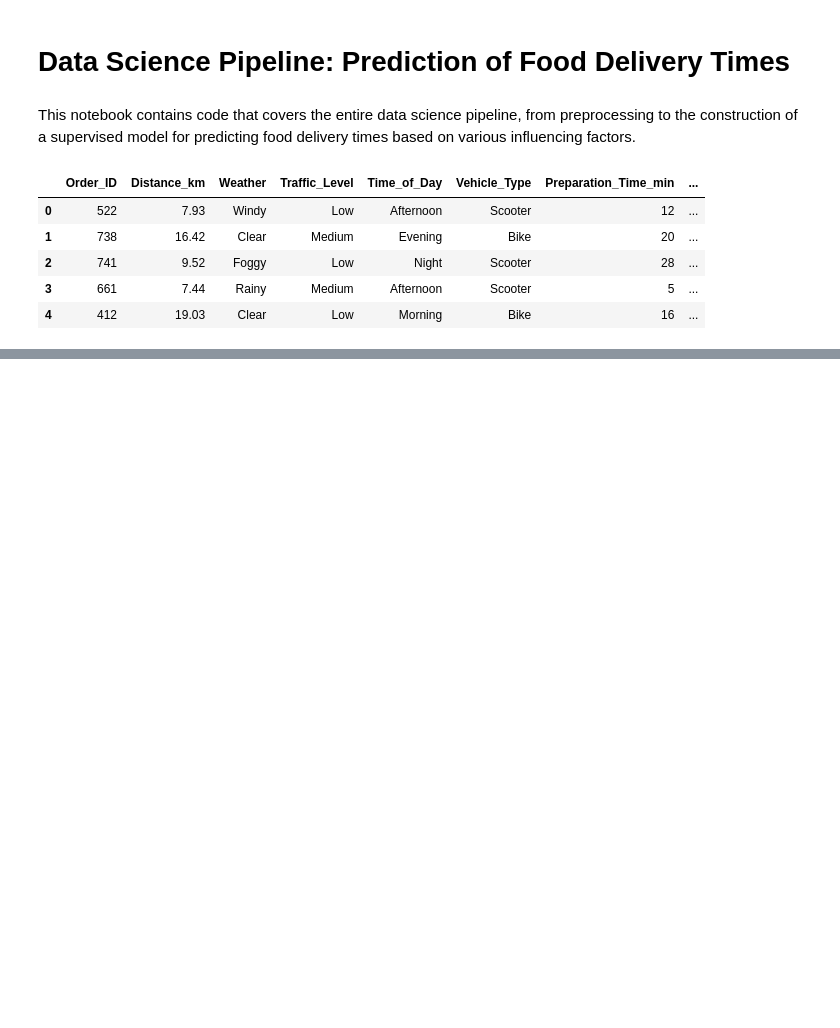
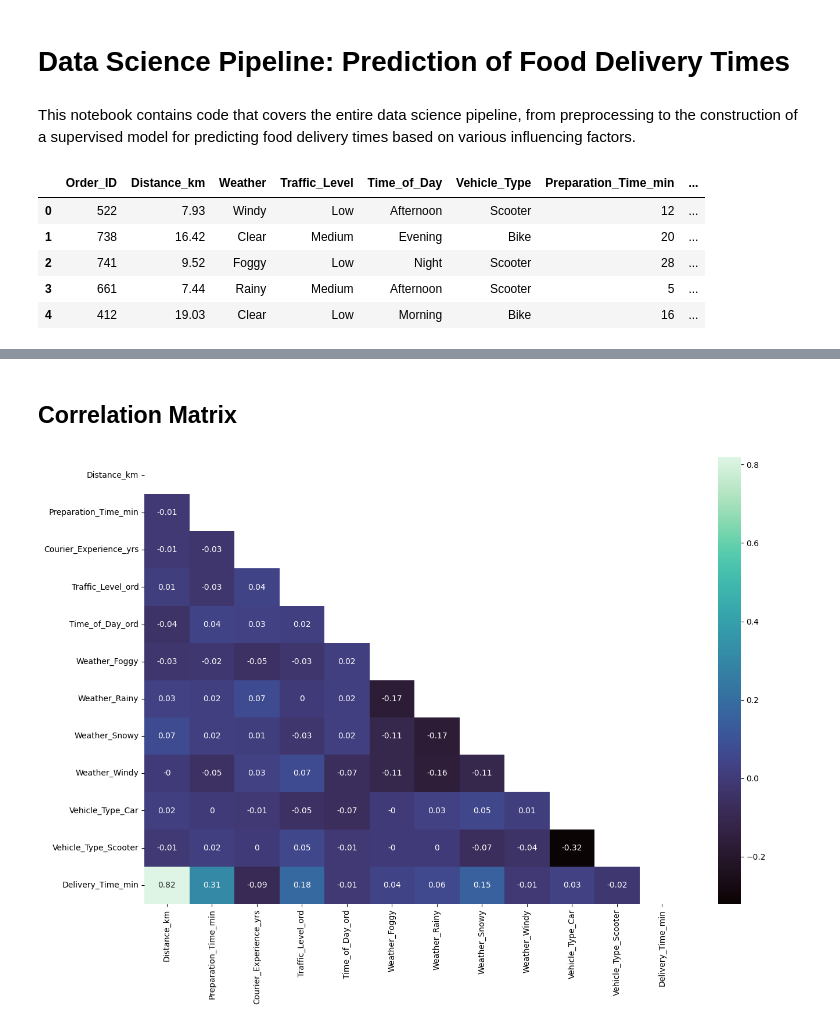
Before and after one commit to AnnieEBP/food-delivery-time-prediction-pg, a Jupyter notebook: model_pipeline/model_pipeline.ipynb, the cells around one changed output, grey strips where cells are left out. Saved outputs shown, nothing was run; the diff lists cells and outputs as text; code cells hidden in the pictures; blank space fills up the shorter version.

```diff
--- a/model_pipeline/model_pipeline.ipynb
+++ b/model_pipeline/model_pipeline.ipynb
@@ -16,0 +264,12 @@ raw.head()
+# %%
+# List of nominal variables to be encoded
+cols_nom = ["Weather", "Vehicle_Type"]
+
+# Dummy variables: assigning numerical values and storing in another column
+for x in cols_nom:
+    df = pd.get_dummies(df,
+                        columns=[x],
+                        drop_first=True, # dropping one level to avoid collinearity
+                        dtype=int)
+
+df.head()
@@ -16,0 +283,4 @@ raw.head()
+# %%
+# Dropping unused columns
+df_clean = df.drop(["Traffic_Level", "Time_of_Day"], axis=1)
+df_clean.info()
@@ -16,0 +307,5 @@ raw.head()
+# %%
+# Rearranging columns as original
+cols = [x for x in list(df_clean) if x != 'Delivery_Time_min'] + ['Delivery_Time_min']
+df_clean = df_clean[cols]
+df_clean.info()
@@ -16,0 +332,21 @@ raw.head()
+# %% [markdown]
+## Correlation Matrix
+# %%
+# Correlation matrix, chosen method: Spearman for non-linear correlation
+matrix = df_clean.corr(method='spearman')
+matrix = round(matrix, 2)
+# %%
+# Visualization of matrix with heatmap
+plt.subplots(figsize=(15, 10))
+
+# Creating a mask to hide the upper part of the matrix. It hides all the True values
+mask = np.triu(np.ones_like(matrix, dtype=bool))
+
+# Final plot
+sns.heatmap(matrix,
+            mask=mask,
+            cmap="mako",
+            annot=True)
+plt.show()
+# %% [output]
+[figure, added]
```
Also changed, not shown: parts of 50 cells of this notebook.
